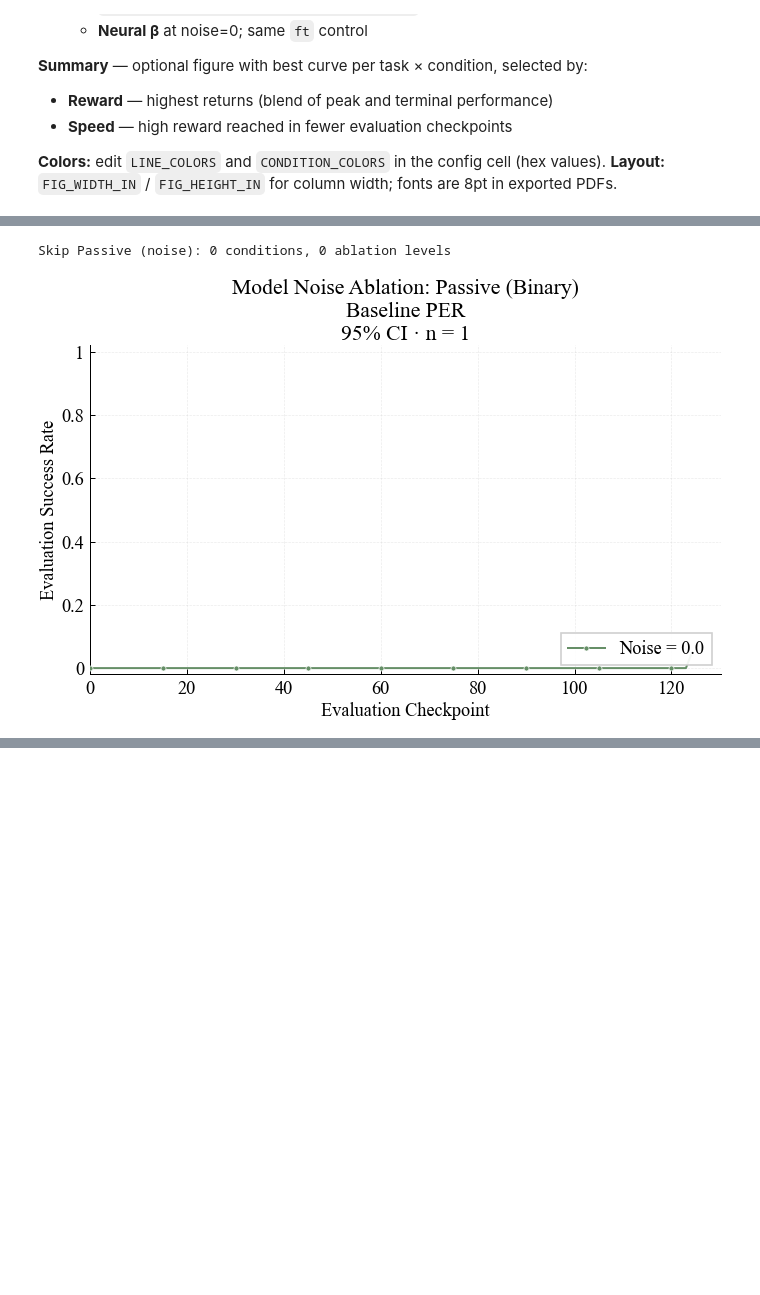
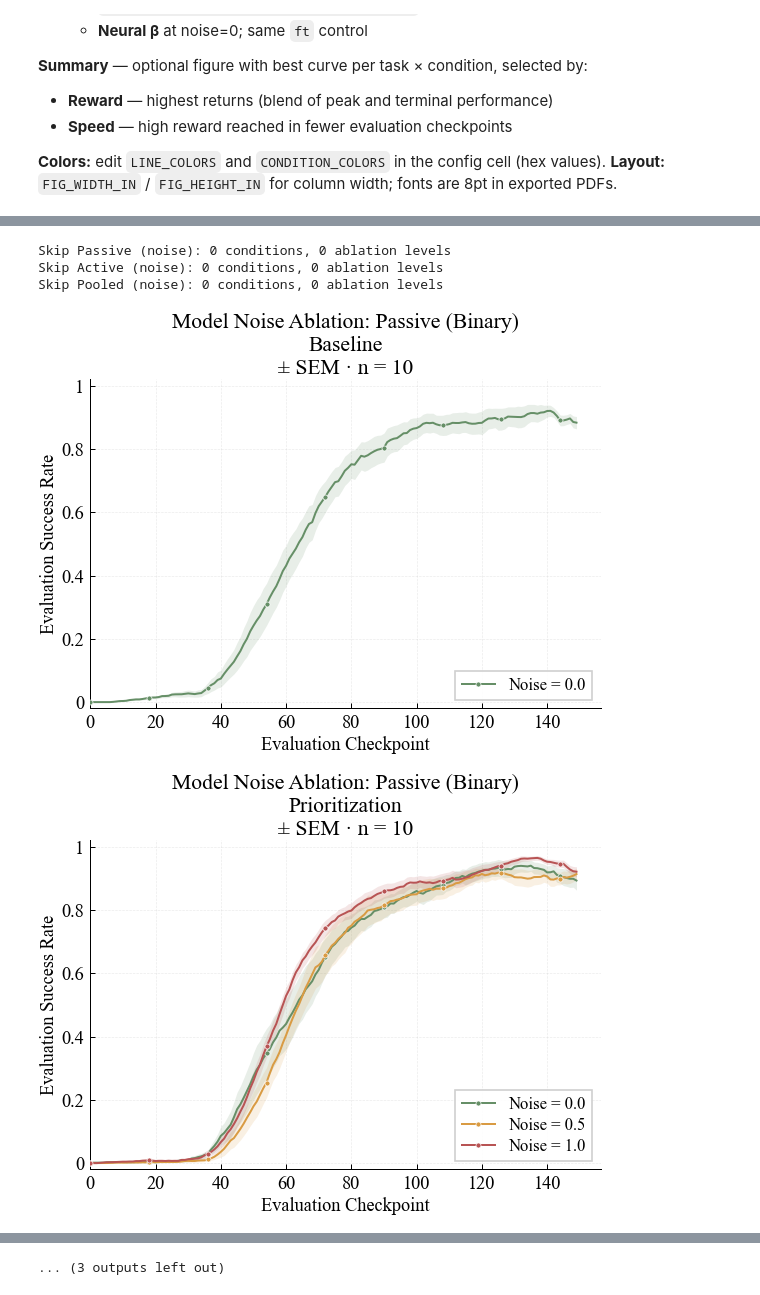
Before and after one commit to your-profile/OfflineNeuroloop, a Jupyter notebook: src/results/graphs_finetune_single.ipynb, the cells around one changed output, grey strips where cells are left out. Cells and saved outputs as stored; diff of their text form; code cells hidden in the pictures; blank space fills up the shorter version.

```diff
--- a/src/results/graphs_finetune_single.ipynb
+++ b/src/results/graphs_finetune_single.ipynb
@@ -34,7 +34,7 @@ mpl.rcParams.update({
     "font.size": 11,
     "axes.labelsize": 11,
     "axes.titlesize": 13,
-    "legend.fontsize": 11,
+    "legend.fontsize": 10,
     "xtick.labelsize": 11,
     "ytick.labelsize": 11,
     "axes.linewidth": 0.6,
@@ -62,7 +62,7 @@ mpl.rcParams.update({
 
 TASKS_TO_PLOT = ["Passive", "Active", "Pooled"]
 # %%
-DATA_FILE = "no_sorting.csv"
+DATA_FILE = "flappy_finetune_binary_PER.csv"
 # %%
 SEED_COLUMN = "parameters_experiment_random_state"
 # "results_success_rate" or "results_total_reward" (reward is mean return per eval checkpoint)
@@ -73,7 +73,7 @@ METRIC_LABELS = {
     "results_steps": "Steps at Evaluation",
 }
 METRIC_LABEL = METRIC_LABELS[METRIC]
-ERROR_BAND = "ci95"  # "sem", "std", or "ci95"
+ERROR_BAND = "sem"  # "sem", "std", or "ci95"
 ERROR_BAND_LABELS = {
     "sem": "± SEM",
     "std": "± STD",
@@ -82,10 +82,10 @@ ERROR_BAND_LABELS = {
 }
 
 #get granularity based on data name
-GRANULARITY = "binary" #DATA_FILE.split("_")[3]
+GRANULARITY = DATA_FILE.split("_")[2]
 
-WINDOW_SIZE =  1
-FINAL_WINDOW = 1
+WINDOW_SIZE =  15
+FINAL_WINDOW = 15
 # Best-curve selection: reward (high y) + speed (fewer checkpoints to strong return)
 CURVE_PEAK_WEIGHT = 0.8       # reward = blend of peak and terminal return
 CURVE_REWARD_WEIGHT = 0.3     # weight on reward vs speed when picking best curve
@@ -124,7 +124,7 @@ SAVE_FIGURES = False
 FIGURES_DIR = Path("figures_publication")
 
 # --- Figure layout (inches; double-column ≈ 7.0, single-column ≈ 3.5) ---
-FIG_WIDTH_IN = 6.0
+FIG_WIDTH_IN = 5.0
 FIG_HEIGHT_IN = 4.0
 
 # --- Custom colors (hex) ---
@@ -146,7 +146,7 @@ CONDITION_COLORS = {
 }
 
 # Shaded error-band opacity
-ERROR_BAND_ALPHA = 0.13
+ERROR_BAND_ALPHA = 0.15
 # %%
 def resolve_data_path(filename: str) -> Path:
     here = Path.cwd()
@@ -1114,19 +1138,24 @@ plot_ablation_for_each_task(
     ablation_kind="noise",
     min_lines=1,
     ft=0.4,
+    start_idx=0,
+    end_idx=150,
 )
 # %% [output]
 Skip Passive (noise): 0 conditions, 0 ablation levels
+Skip Active (noise): 0 conditions, 0 ablation levels
+Skip Pooled (noise): 0 conditions, 0 ablation levels
 # %%
 # --- Neural-β ablation: one figure per task ---
 # Subplots = neural conditions; lines = β (noise=0, ft=NOISE_BETA_ABLATION_FT)
 plot_ablation_for_each_task(
     agg,
     ablation_kind="noise",
     min_lines=1,
     ft=NOISE_BETA_ABLATION_FT,
     start_idx=0,
-    end_idx=125,
+    end_idx=150,
 )
 # %% [output]
-[figure, old version]
+[figure, new version]
+[figure, added]
@@ -1133,3 +1172,4 @@ plot_ablation_for_each_task(
+... (3 outputs left out)
 # %%
 # Summary tables per ablation (condition × level; fixed baselines as in config)
 display_ablation_summaries(
```
Also changed, not shown: parts of 9 cells of this notebook, 6 other files.
